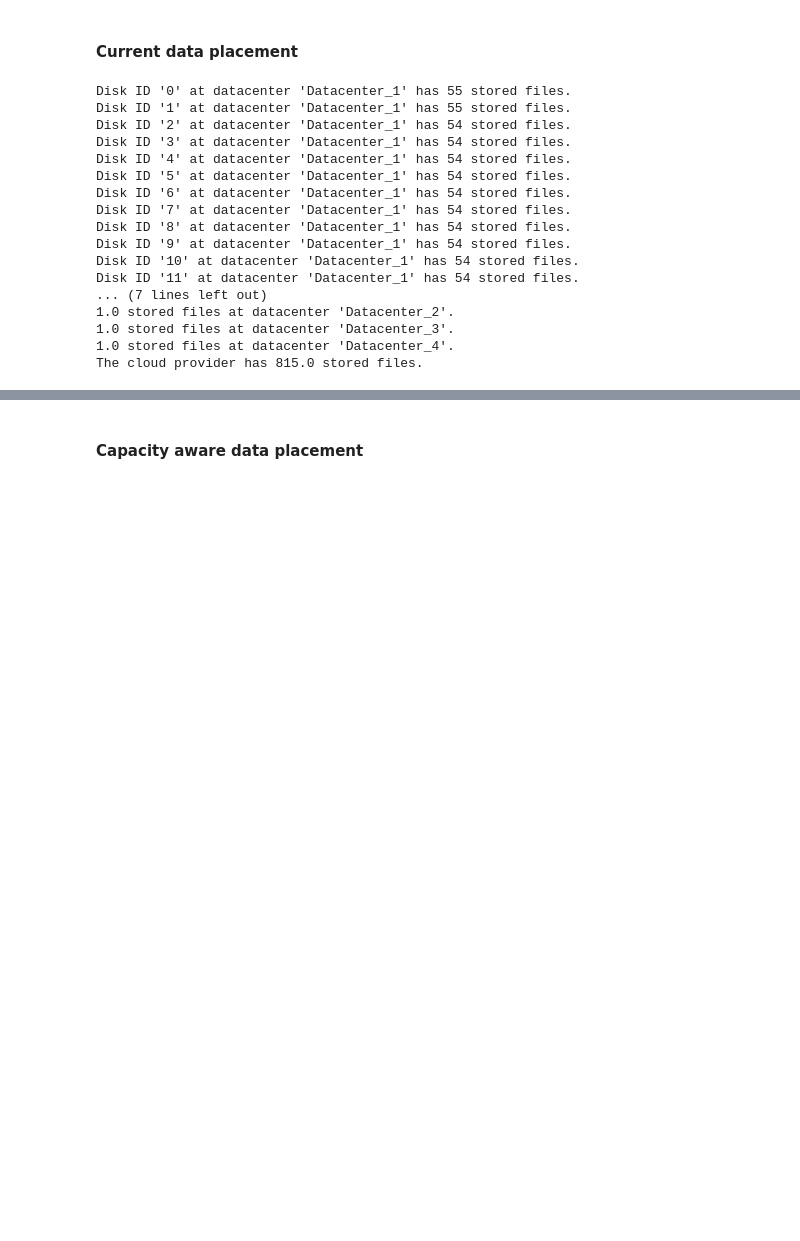
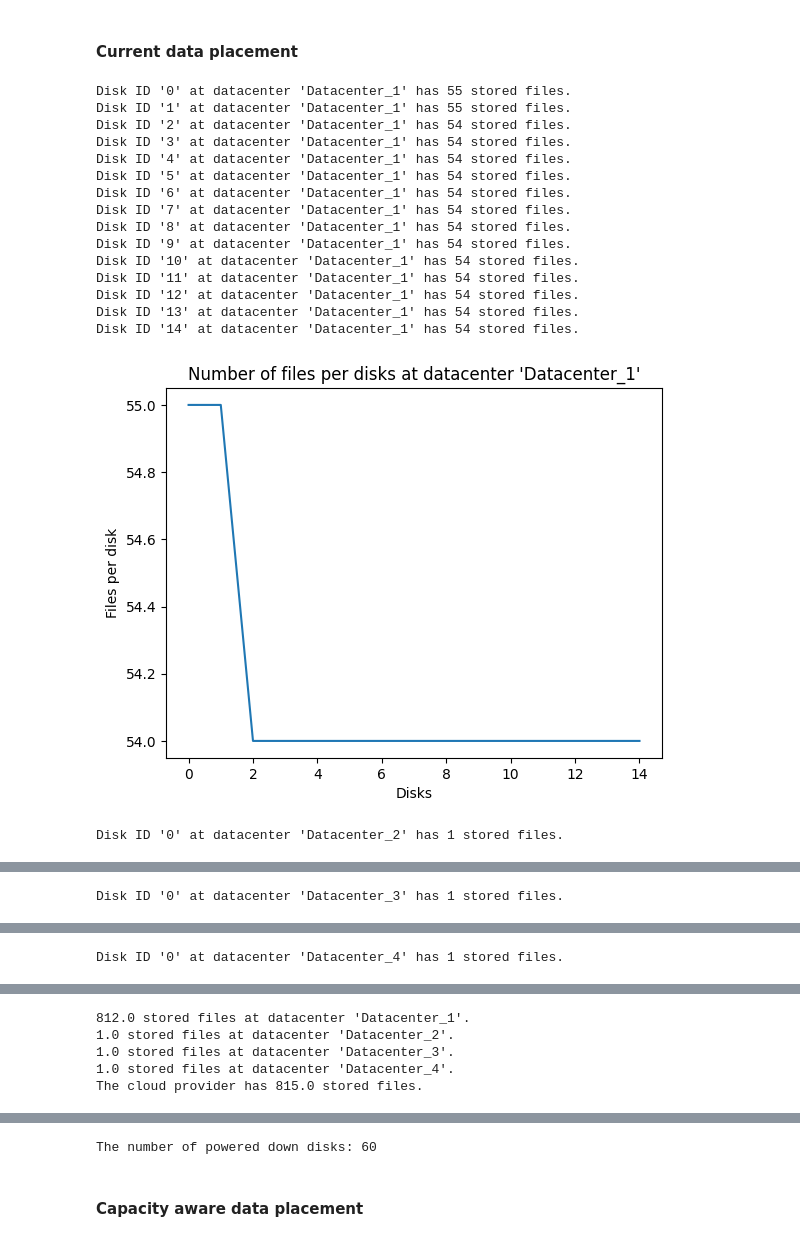
Before and after one commit to KhalidAFarah/cloud-energy-efficiency, a Jupyter notebook: evaluation/storage_placement.ipynb, the cells around one changed output, grey strips where cells are left out. Saved outputs shown, nothing was run; the diff lists cells and outputs as text; code cells hidden in the pictures; blank space fills up the shorter version.

```diff
--- a/evaluation/storage_placement.ipynb
+++ b/evaluation/storage_placement.ipynb
@@ -22,35 +22,55 @@ dataset.head()
 labels = np.unique(dataset['datacenter_name'])
 files_per_datacenter = np.array([])
 files_per_host = np.array([])
+num_powered_down_disk = 0
 for i in range(len(labels)):
     files_per_datacenter_per_host = np.array([])
 
     for index, sample in dataset[dataset['datacenter_name'] == labels[i]].iterrows():
+        if sample['is_active'] == False:
+            num_powered_down_disk += 1
+
         if pd.notna(sample['files']):
             files = len(sample['files'].split(":"))-1
             print(f"Disk ID '{sample['storage_id']}' at datacenter '{sample['datacenter_name']}' has {files} stored files.")
             files_per_host = np.append(files_per_host, files)
             files_per_datacenter_per_host = np.append(files_per_datacenter_per_host, files)
     files_per_datacenter = np.append(files_per_datacenter, sum(files_per_datacenter_per_host))
 
+    plt.plot(np.arange(len(files_per_datacenter_per_host)), files_per_datacenter_per_host, label="Files per disk")
+    plt.xlabel("Disks")
+    plt.ylabel("Files per disk")
+    plt.title(f"Number of files per disks at datacenter '{labels[i]}'")
+    #plt.legend()
+    plt.show()
+
 for i in range(len(labels)):
     print(f"{files_per_datacenter[i]} stored files at datacenter '{labels[i]}'.")
 print(f"The cloud provider has {sum(files_per_datacenter)} stored files.")
+
+plt.plot(np.arange(len(files_per_host)), files_per_host, label="Files per disk")
+plt.xlabel("Disks")
+plt.ylabel("Files per disk")
+plt.title("Number of files per disks")
+#plt.legend()
+plt.show()
+
+print(f"The number of powered down disks: {num_powered_down_disk}")
 # %% [output]
 Disk ID '0' at datacenter 'Datacenter_1' has 55 stored files.
 Disk ID '1' at datacenter 'Datacenter_1' has 55 stored files.
 Disk ID '2' at datacenter 'Datacenter_1' has 54 stored files.
 Disk ID '3' at datacenter 'Datacenter_1' has 54 stored files.
 Disk ID '4' at datacenter 'Datacenter_1' has 54 stored files.
 Disk ID '5' at datacenter 'Datacenter_1' has 54 stored files.
 Disk ID '6' at datacenter 'Datacenter_1' has 54 stored files.
 Disk ID '7' at datacenter 'Datacenter_1' has 54 stored files.
 Disk ID '8' at datacenter 'Datacenter_1' has 54 stored files.
 Disk ID '9' at datacenter 'Datacenter_1' has 54 stored files.
 Disk ID '10' at datacenter 'Datacenter_1' has 54 stored files.
 Disk ID '11' at datacenter 'Datacenter_1' has 54 stored files.
-... (7 lines left out)
-1.0 stored files at datacenter 'Datacenter_2'.
-1.0 stored files at datacenter 'Datacenter_3'.
-1.0 stored files at datacenter 'Datacenter_4'.
-The cloud provider has 815.0 stored files.
+Disk ID '12' at datacenter 'Datacenter_1' has 54 stored files.
+Disk ID '13' at datacenter 'Datacenter_1' has 54 stored files.
+Disk ID '14' at datacenter 'Datacenter_1' has 54 stored files.
+[figure, added]
+Disk ID '0' at datacenter 'Datacenter_2' has 1 stored files.
@@ -56,0 +78 @@ The cloud provider has 815.0 stored files.
+Disk ID '0' at datacenter 'Datacenter_3' has 1 stored files.
@@ -56,0 +80 @@ The cloud provider has 815.0 stored files.
+Disk ID '0' at datacenter 'Datacenter_4' has 1 stored files.
@@ -56,0 +82,5 @@ The cloud provider has 815.0 stored files.
+812.0 stored files at datacenter 'Datacenter_1'.
+1.0 stored files at datacenter 'Datacenter_2'.
+1.0 stored files at datacenter 'Datacenter_3'.
+1.0 stored files at datacenter 'Datacenter_4'.
+The cloud provider has 815.0 stored files.
@@ -57,3 +88,4 @@ The cloud provider has 815.0 stored files.
+The number of powered down disks: 60
 # %% [markdown]
 #### Capacity aware data placement
 # %%
```
Also changed, not shown: parts of 5 cells of this notebook, 2 other files.
